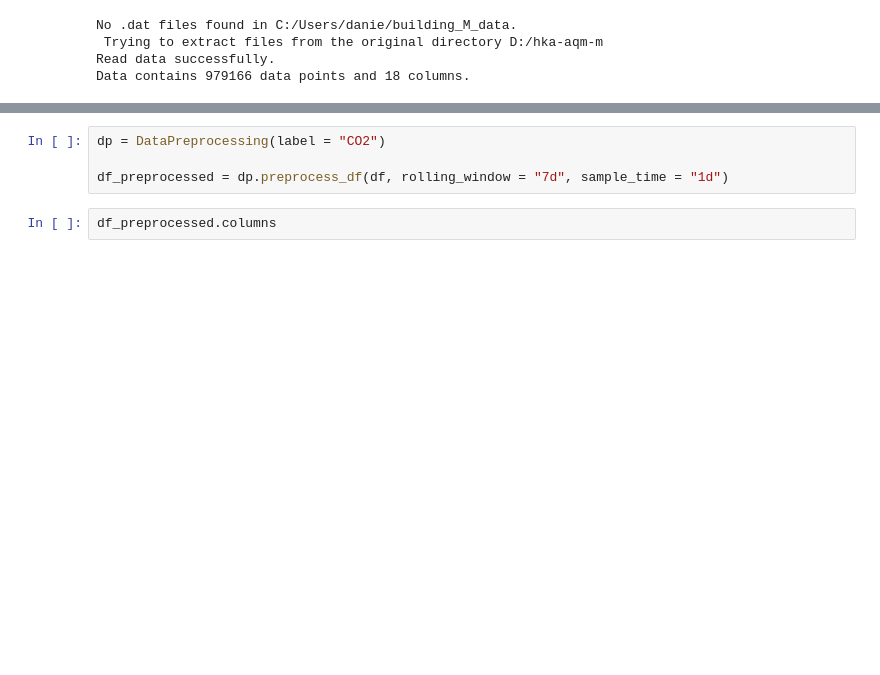
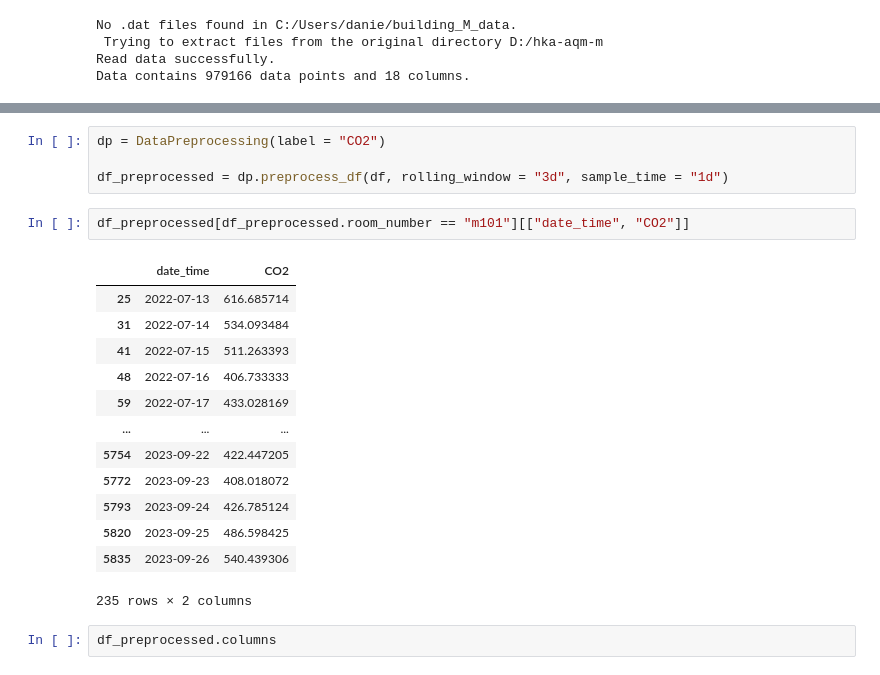
Before and after one commit to dan-vp/iot_co2_ampel_m, a Jupyter notebook: CO2_forecasting.ipynb, the cells around one changed output, grey strips where cells are left out. Cells and saved outputs as stored; diff of their text form; blank space fills up the shorter version.

```diff
--- a/CO2_forecasting.ipynb
+++ b/CO2_forecasting.ipynb
@@ -12,7 +31,23 @@ Data contains 979166 data points and 18 columns.
 # %%
 dp = DataPreprocessing(label = "CO2")
 
-df_preprocessed = dp.preprocess_df(df, rolling_window = "7d", sample_time = "1d")
+df_preprocessed = dp.preprocess_df(df, rolling_window = "3d", sample_time = "1d")
+# %%
+df_preprocessed[df_preprocessed.room_number == "m101"][["date_time", "CO2"]]
+# %% [output]
+|  | date_time | CO2 |
+| 25 | 2022-07-13 | 616.685714 |
+| 31 | 2022-07-14 | 534.093484 |
+| 41 | 2022-07-15 | 511.263393 |
+| 48 | 2022-07-16 | 406.733333 |
+| 59 | 2022-07-17 | 433.028169 |
+| ... | ... | ... |
+| 5754 | 2023-09-22 | 422.447205 |
+| 5772 | 2023-09-23 | 408.018072 |
+| 5793 | 2023-09-24 | 426.785124 |
+| 5820 | 2023-09-25 | 486.598425 |
+| 5835 | 2023-09-26 | 540.439306 |
+235 rows × 2 columns
 # %%
 df_preprocessed.columns
 # %% [output]
```
Also changed, not shown: parts of 9 cells of this notebook.
